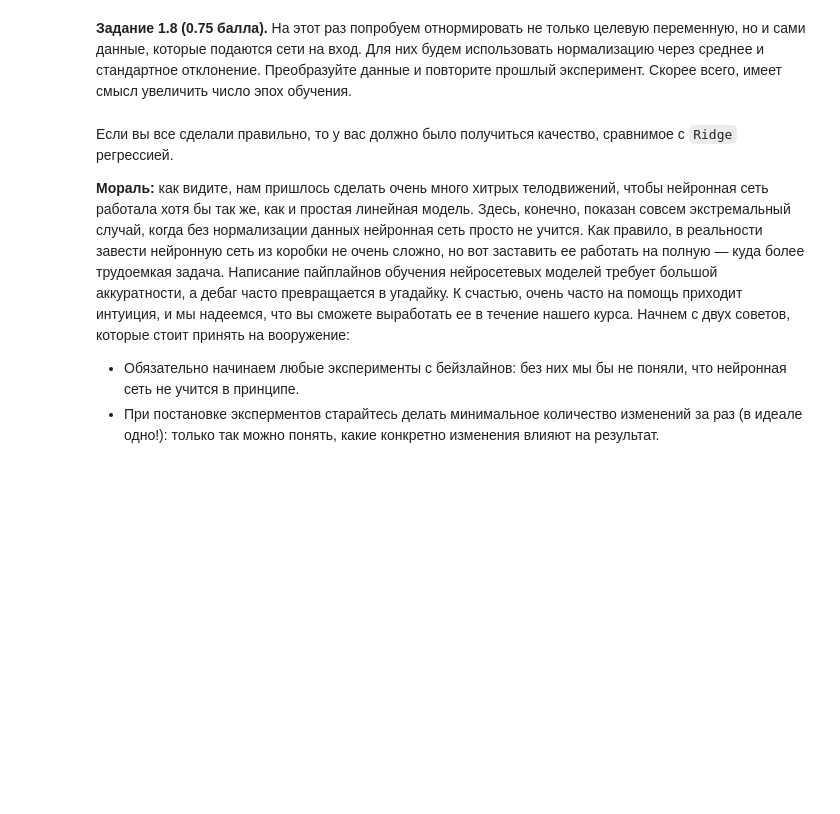
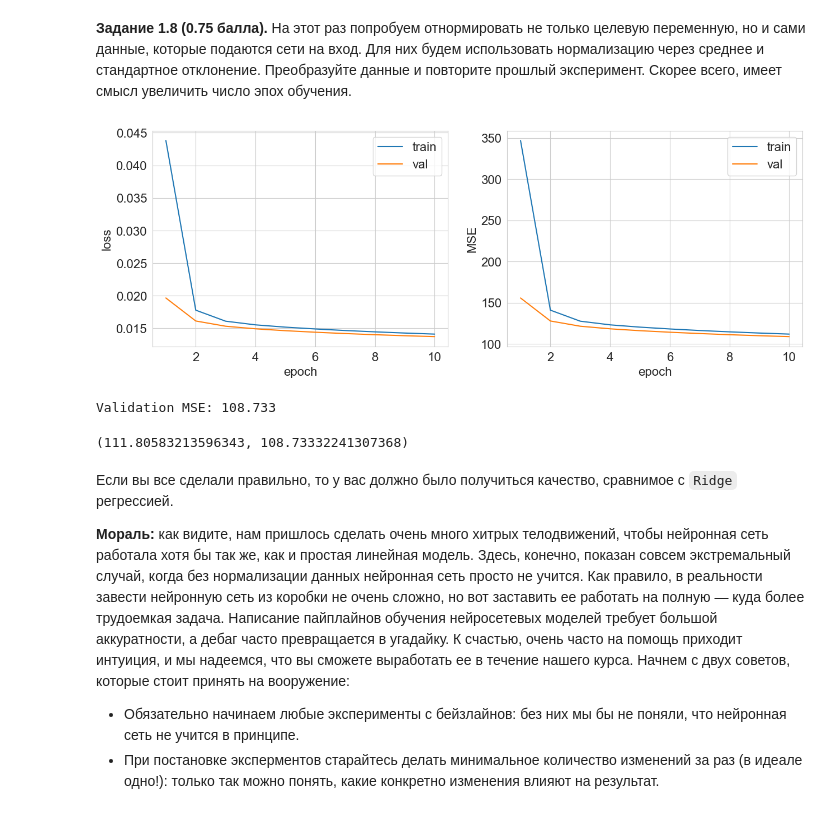
Before and after one commit to DevYourMind/intro-to-dl-hse, a Jupyter notebook: homeworks-small/shw-01-mlp/shw-01-mlp-part2.ipynb, the cells around one changed output. Cells and saved outputs as stored; diff of their text form; code cells hidden in the pictures; blank space fills up the shorter version.

```diff
--- a/homeworks-small/shw-01-mlp/shw-01-mlp-part2.ipynb
+++ b/homeworks-small/shw-01-mlp/shw-01-mlp-part2.ipynb
@@ -289,7 +388,35 @@ def denormalize(sample):
 # %%
 from sklearn.preprocessing import StandardScaler
 
 # YOUR CODE HERE (－.－)...zzzZZZzzzZZZ
+train_loader = mm.DataLoader(StandardScaler().fit_transform(X_train), normalize(y_train).reshape(-1, 1), batch_size=64, shuffle=True)
+val_loader = mm.DataLoader(StandardScaler().fit_transform(X_test), normalize(y_test).reshape(-1, 1), batch_size=64, shuffle=True)
+
+n_features = X_train.shape[1]
+n_hidden_neurons = 128
+n_classes = 1
+num_epochs = 10
+
+model = mm.Sequential(
+    mm.Linear(n_features, n_hidden_neurons),
+    mm.ReLU(),
+    mm.Linear(n_hidden_neurons, n_classes),
+    mm.Sigmoid()
+)
+
+optimizer = mm.SGD(model, lr=1e-3)
+criterion = mm.MSELoss()
+metric = lambda x, y: mean_squared_error(denormalize(x), denormalize(y))
+
+train_metric, val_metrics = train_and_validate(model, optimizer, criterion, metric, train_loader, val_loader,
+                       num_epochs, verbose=True)
+# %% [output]
+[figure, added]
+Validation MSE: 108.733
+# %%
+train_metric, val_metrics
+# %% [output]
+(111.80583213596343, 108.73332241307368)
 # %% [markdown]
 Если вы все сделали правильно, то у вас должно было получиться качество, сравнимое с `Ridge` регрессией.
 
```
Also changed, not shown: parts of 23 cells of this notebook, 3 other files.
